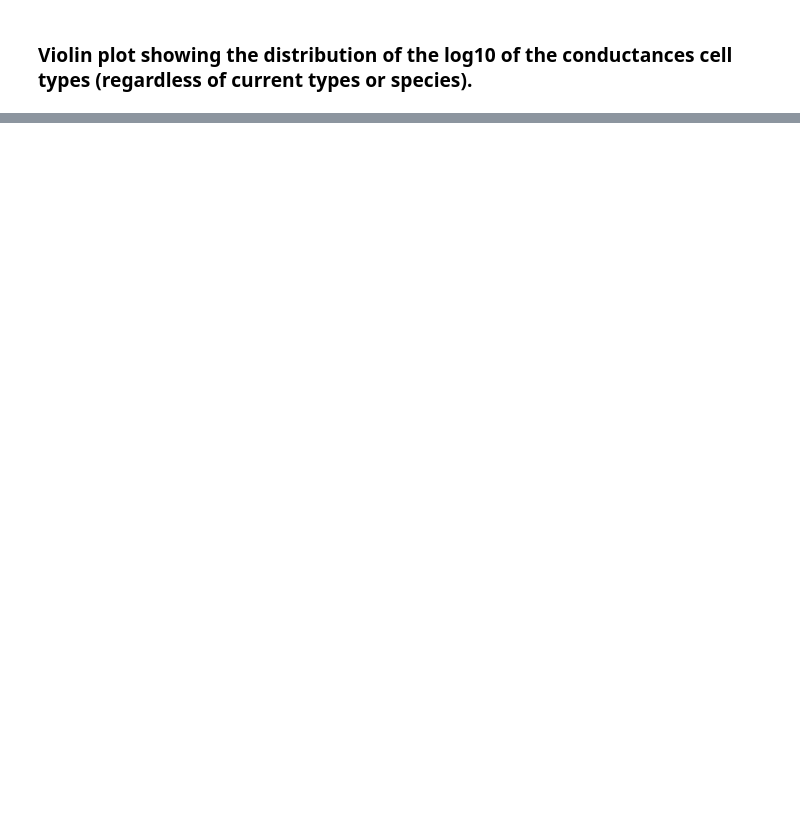
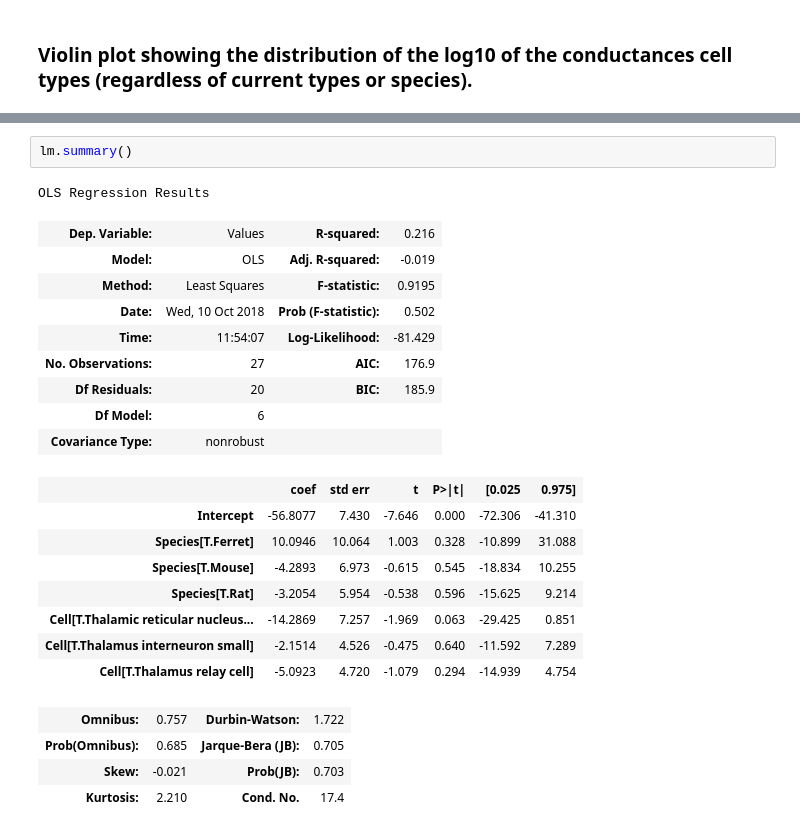
Before and after one commit to BlueBrain/nat, a Jupyter notebook: notebooks/Analysis_conductances.ipynb, the cells around one changed output, grey strips where cells are left out. Drawn from its saved outputs; the diff is of its cells as text; blank space fills up the shorter version.

```diff
--- a/notebooks/Analysis_conductances.ipynb
+++ b/notebooks/Analysis_conductances.ipynb
@@ -186,0 +251,25 @@ sns.violinplot(x="log10Values", y="Cell", data=resultOneSpecies,
+# %%
+lm.summary()
+# %% [output]
+OLS Regression Results
+| Dep. Variable: | Values | R-squared: | 0.216 |
+| Model: | OLS | Adj. R-squared: | -0.019 |
+| Method: | Least Squares | F-statistic: | 0.9195 |
+| Date: | Wed, 10 Oct 2018 | Prob (F-statistic): | 0.502 |
+| Time: | 11:54:07 | Log-Likelihood: | -81.429 |
+| No. Observations: | 27 | AIC: | 176.9 |
+| Df Residuals: | 20 | BIC: | 185.9 |
+| Df Model: | 6 |  |  |
+| Covariance Type: | nonrobust |  |  |
+|  | coef | std err | t | P>|t| | [0.025 | 0.975] |
+| Intercept | -56.8077 | 7.430 | -7.646 | 0.000 | -72.306 | -41.310 |
+| Species[T.Ferret] | 10.0946 | 10.064 | 1.003 | 0.328 | -10.899 | 31.088 |
+| Species[T.Mouse] | -4.2893 | 6.973 | -0.615 | 0.545 | -18.834 | 10.255 |
+| Species[T.Rat] | -3.2054 | 5.954 | -0.538 | 0.596 | -15.625 | 9.214 |
+| Cell[T.Thalamic reticular nucleus... | -14.2869 | 7.257 | -1.969 | 0.063 | -29.425 | 0.851 |
+| Cell[T.Thalamus interneuron small] | -2.1514 | 4.526 | -0.475 | 0.640 | -11.592 | 7.289 |
+| Cell[T.Thalamus relay cell] | -5.0923 | 4.720 | -1.079 | 0.294 | -14.939 | 4.754 |
+| Omnibus: | 0.757 | Durbin-Watson: | 1.722 |
+| Prob(Omnibus): | 0.685 | Jarque-Bera (JB): | 0.705 |
+| Skew: | -0.021 | Prob(JB): | 0.703 |
+| Kurtosis: | 2.210 | Cond. No. | 17.4 |
```
Also changed, not shown: parts of 13 cells of this notebook, 10 other files.
